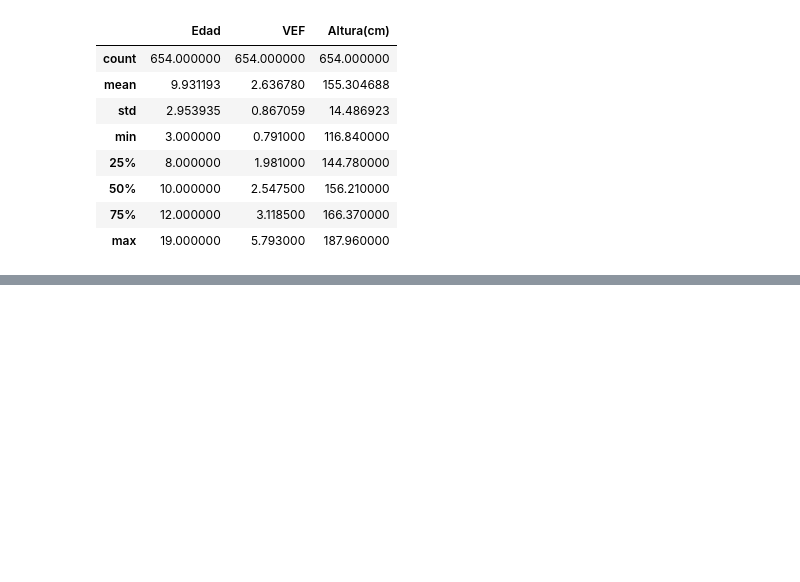
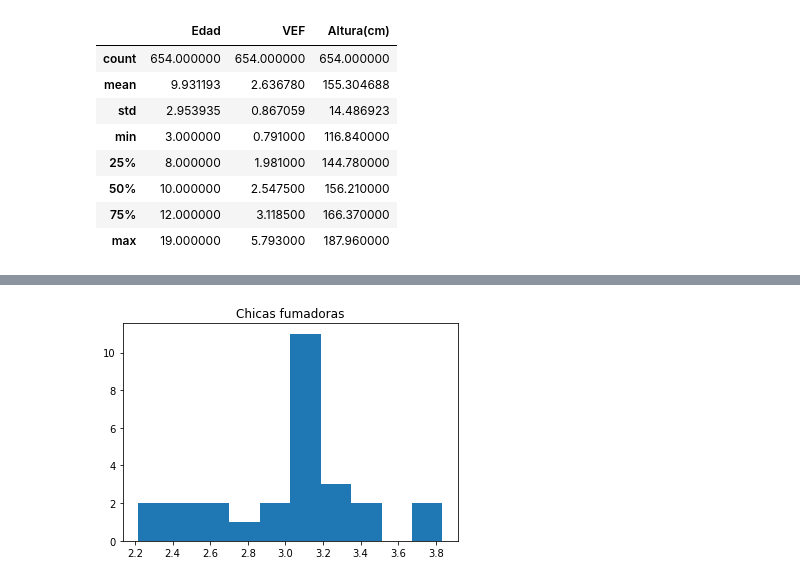
Before and after one commit to gperezor/Problemas_Inferencia, a Jupyter notebook: Cuaderno_Problemas_Finales.ipynb, the cells around one changed output, grey strips where cells are left out. Saved outputs shown, nothing was run; the diff lists cells and outputs as text; code cells hidden in the pictures; blank space fills up the shorter version.

```diff
--- a/Cuaderno_Problemas_Finales.ipynb
+++ b/Cuaderno_Problemas_Finales.ipynb
@@ -51,0 +107,6 @@ df2.describe()
+# %%
+plt.hist(chicas_fumadoras)
+plt.title('Chicas fumadoras')
+plt.show()
+# %% [output]
+[figure, added]
```
Also changed, not shown: parts of 7 cells of this notebook.
